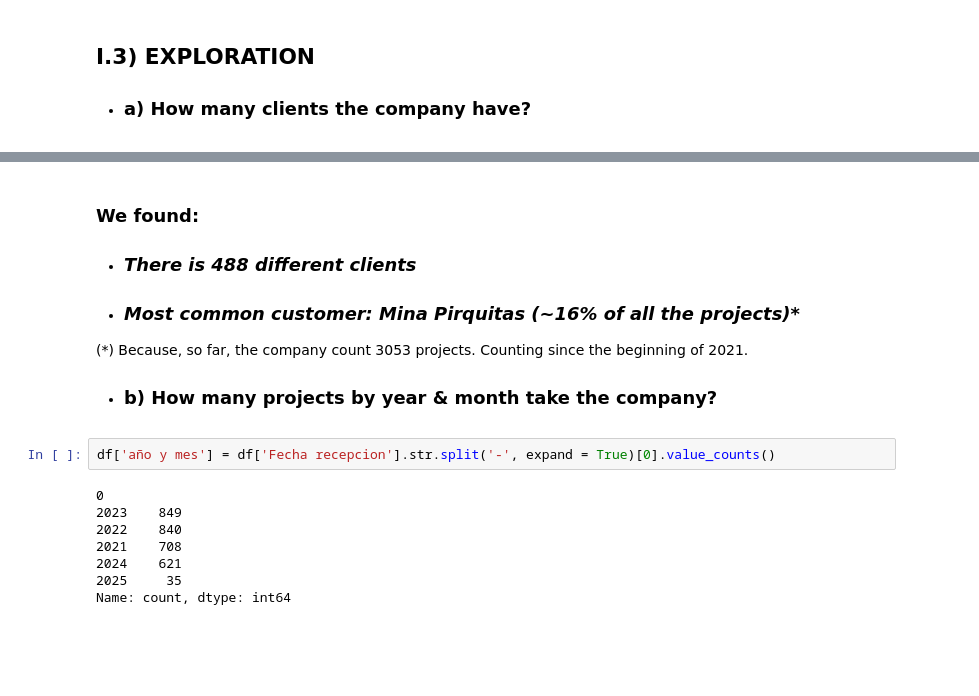
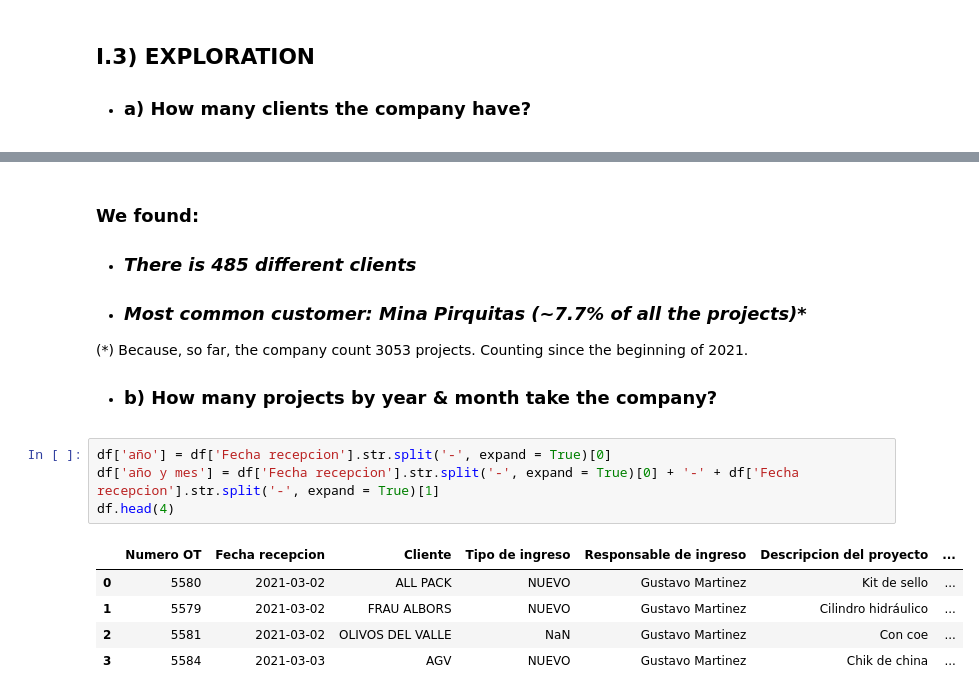
Before and after one commit to AutoMataX/ARG001_MechanicalWorkshop, a Jupyter notebook: EDA.ipynb, the cells around one changed output, grey strips where cells are left out. Saved outputs shown, nothing was run; the diff lists cells and outputs as text; blank space fills up the shorter version.

```diff
--- a/EDA.ipynb
+++ b/EDA.ipynb
@@ -93,19 +90,19 @@ Name: count, Length: 488, dtype: int64
 # %% [markdown]
 ### We found:
-- ### *There is 488 different clients*
-- ### *Most common customer: Mina Pirquitas (~16% of all the projects)**
+- ### *There is 485 different clients*
+- ### *Most common customer: Mina Pirquitas (~7.7% of all the projects)**
 
 (*) Because, so far, the company count 3053 projects. Counting since the beginning of 2021.
 
 
 - ### **b) How many projects by year & month take the company?**
 # %%
-df['año y mes'] = df['Fecha recepcion'].str.split('-', expand = True)[0].value_counts()
+df['año'] = df['Fecha recepcion'].str.split('-', expand = True)[0]
+df['año y mes'] = df['Fecha recepcion'].str.split('-', expand = True)[0] + '-' + df['Fecha recepcion'].str.split('-', expand = True)[1]
+df.head(4)
 # %% [output]
-0
-2023    849
-2022    840
-2021    708
-2024    621
-2025     35
-Name: count, dtype: int64
+|  | Numero OT | Fecha recepcion | Cliente | Tipo de ingreso | Responsable de ingreso | Descripcion del proyecto | ... |
+| 0 | 5580 | 2021-03-02 | ALL PACK | NUEVO | Gustavo Martinez | Kit de sello | ... |
+| 1 | 5579 | 2021-03-02 | FRAU ALBORS | NUEVO | Gustavo Martinez | Cilindro hidráulico | ... |
+| 2 | 5581 | 2021-03-02 | OLIVOS DEL VALLE | NaN | Gustavo Martinez | Con coe | ... |
+| 3 | 5584 | 2021-03-03 | AGV | NUEVO | Gustavo Martinez | Chik de china | ... |
```
Also changed, not shown: parts of 18 cells of this notebook, 1 other file.
